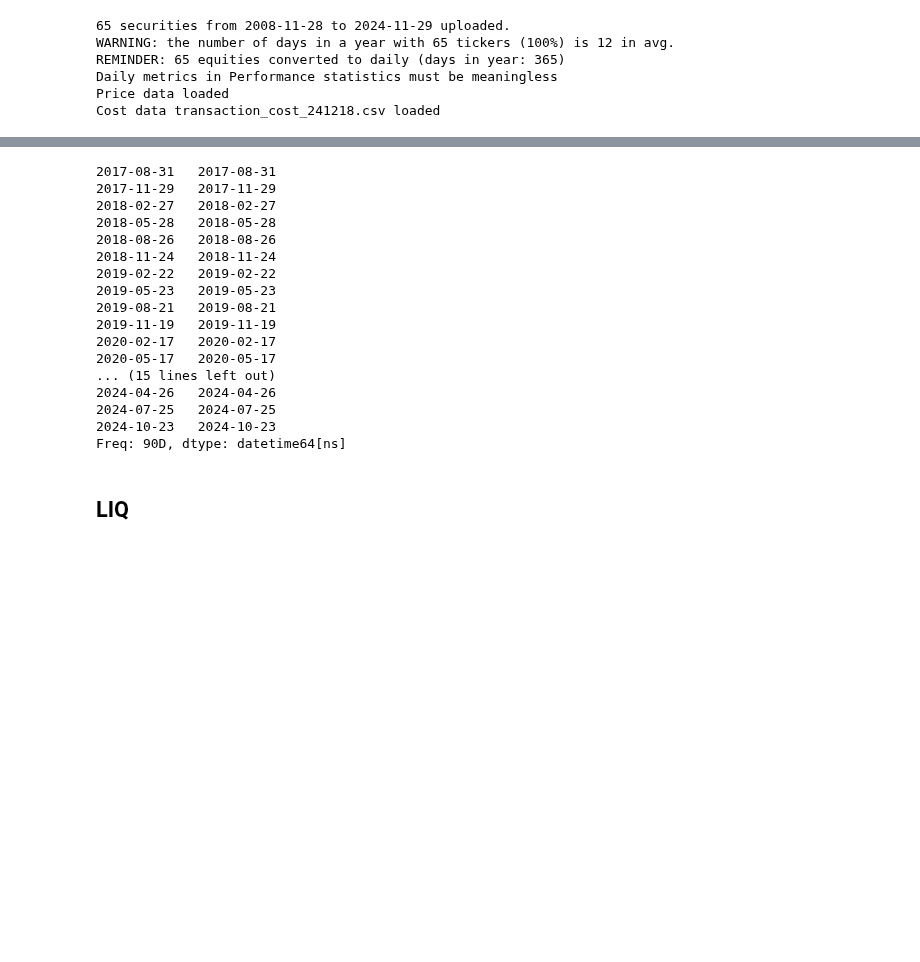
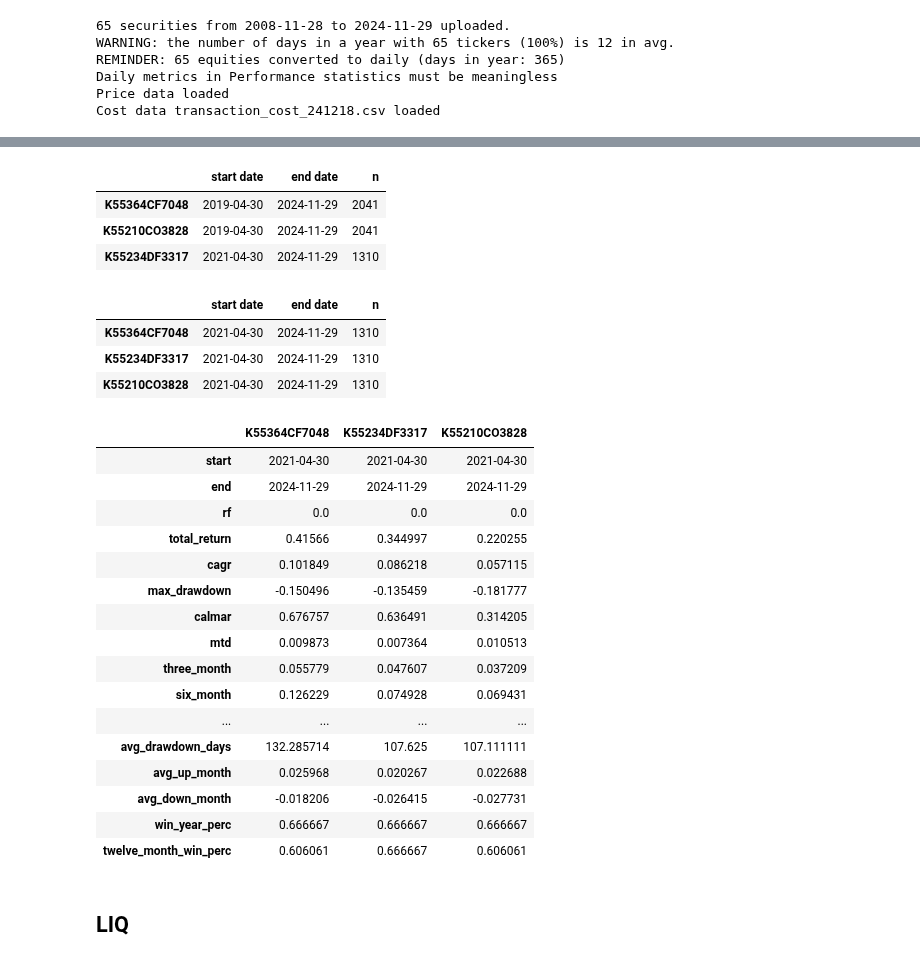
Before and after one commit to lbk209/portfolio, a Jupyter notebook: Allocate_Portfolio.ipynb, the cells around one changed output, grey strips where cells are left out. Cells and saved outputs as stored; diff of their text form; code cells hidden in the pictures; blank space fills up the shorter version.

```diff
--- a/Allocate_Portfolio.ipynb
+++ b/Allocate_Portfolio.ipynb
@@ -499,23 +271,63 @@ dates = dates.iloc[::3]
-# %%
-idx.to_series().iloc[::90]
-# %% [output]
-2017-08-31   2017-08-31
-2017-11-29   2017-11-29
-2018-02-27   2018-02-27
-2018-05-28   2018-05-28
-2018-08-26   2018-08-26
-2018-11-24   2018-11-24
-2019-02-22   2019-02-22
-2019-05-23   2019-05-23
-2019-08-21   2019-08-21
-2019-11-19   2019-11-19
-2020-02-17   2020-02-17
-2020-05-17   2020-05-17
-... (15 lines left out)
-2024-04-26   2024-04-26
-2024-07-25   2024-07-25
-2024-10-23   2024-10-23
-Freq: 90D, dtype: datetime64[ns]
+# %%
+from pf_utils import get_date_range, performance_stats
+
+
+def performance(self, tickers=None, metrics=None, adjust=False,
+                sort_by=None, start_date=None, end_date=None,
+                fee=None, period_fee=3, percent_fee=True):
+
+    df_prices = self._get_prices(tickers=tickers, adjust=adjust, n_max=-1)
+    if df_prices is None:
+        return None
+    else:
+        df_prices = df_prices.loc[start_date:end_date]
+
+    if fee is not None:
+        df_prices = self._get_prices_after_fee(df_prices, fee,
+                                               period=period_fee, percent=percent_fee)
+    #return get_date_range(df_prices)
+    return df_prices
+
+#performance(fund, tickers, adjust=True)
+#performance(fund, tickers, fee=fee)
+# %%
+performance(fund, tickers)
+# %% [output]
+|  | start date | end date | n |
+| K55364CF7048 | 2019-04-30 | 2024-11-29 | 2041 |
+| K55210CO3828 | 2019-04-30 | 2024-11-29 | 2041 |
+| K55234DF3317 | 2021-04-30 | 2024-11-29 | 1310 |
+# %%
+df_prices = performance(fund, tickers)
+df_prices = performance(fund, tickers, fee=fee)
+df_prices = performance(fund, tickers, adjust=True)
+df_prices = performance(fund, tickers, fee=fee, adjust=True)
+get_date_range(df_prices)
+# %% [output]
+|  | start date | end date | n |
+| K55364CF7048 | 2021-04-30 | 2024-11-29 | 1310 |
+| K55234DF3317 | 2021-04-30 | 2024-11-29 | 1310 |
+| K55210CO3828 | 2021-04-30 | 2024-11-29 | 1310 |
+# %%
+performance_stats(df_prices, metrics=None)
+# %% [output]
+|  | K55364CF7048 | K55234DF3317 | K55210CO3828 |
+| start | 2021-04-30 | 2021-04-30 | 2021-04-30 |
+| end | 2024-11-29 | 2024-11-29 | 2024-11-29 |
+| rf | 0.0 | 0.0 | 0.0 |
+| total_return | 0.41566 | 0.344997 | 0.220255 |
+| cagr | 0.101849 | 0.086218 | 0.057115 |
+| max_drawdown | -0.150496 | -0.135459 | -0.181777 |
+| calmar | 0.676757 | 0.636491 | 0.314205 |
+| mtd | 0.009873 | 0.007364 | 0.010513 |
+| three_month | 0.055779 | 0.047607 | 0.037209 |
+| six_month | 0.126229 | 0.074928 | 0.069431 |
+| ... | ... | ... | ... |
+| avg_drawdown_days | 132.285714 | 107.625 | 107.111111 |
+| avg_up_month | 0.025968 | 0.020267 | 0.022688 |
+| avg_down_month | -0.018206 | -0.026415 | -0.027731 |
+| win_year_perc | 0.666667 | 0.666667 | 0.666667 |
+| twelve_month_win_perc | 0.606061 | 0.666667 | 0.606061 |
 # %% [markdown]
 ## LIQ
 # %%
```
Also changed, not shown: parts of 27 cells of this notebook, 1 other file.
